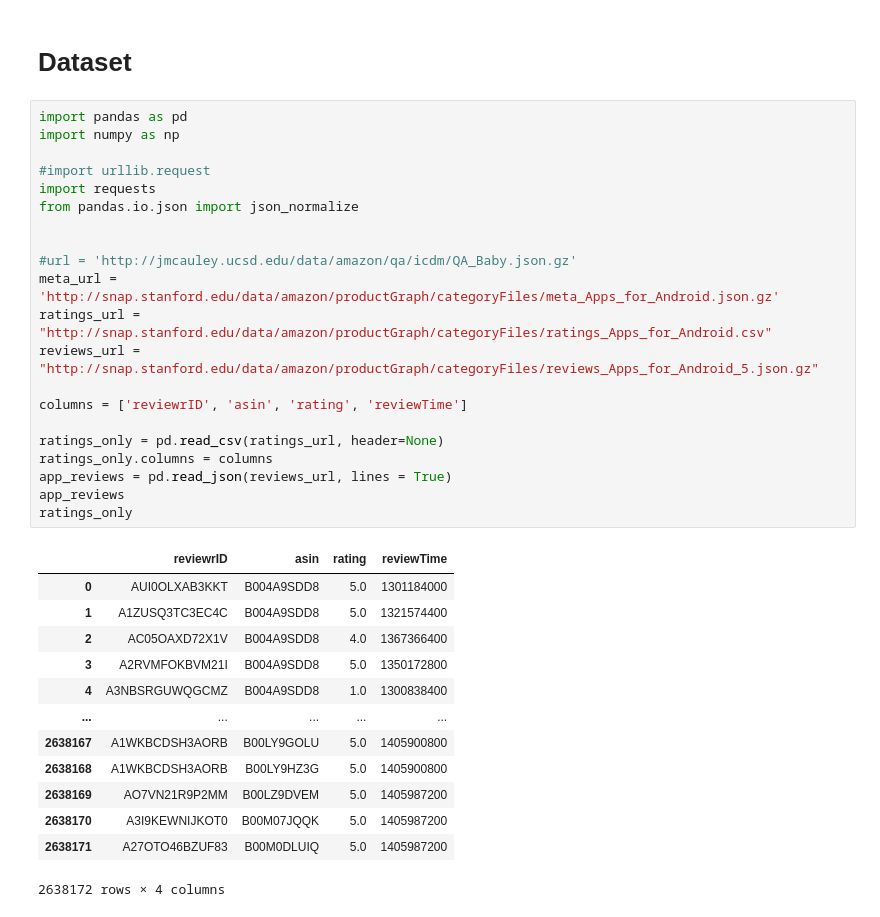
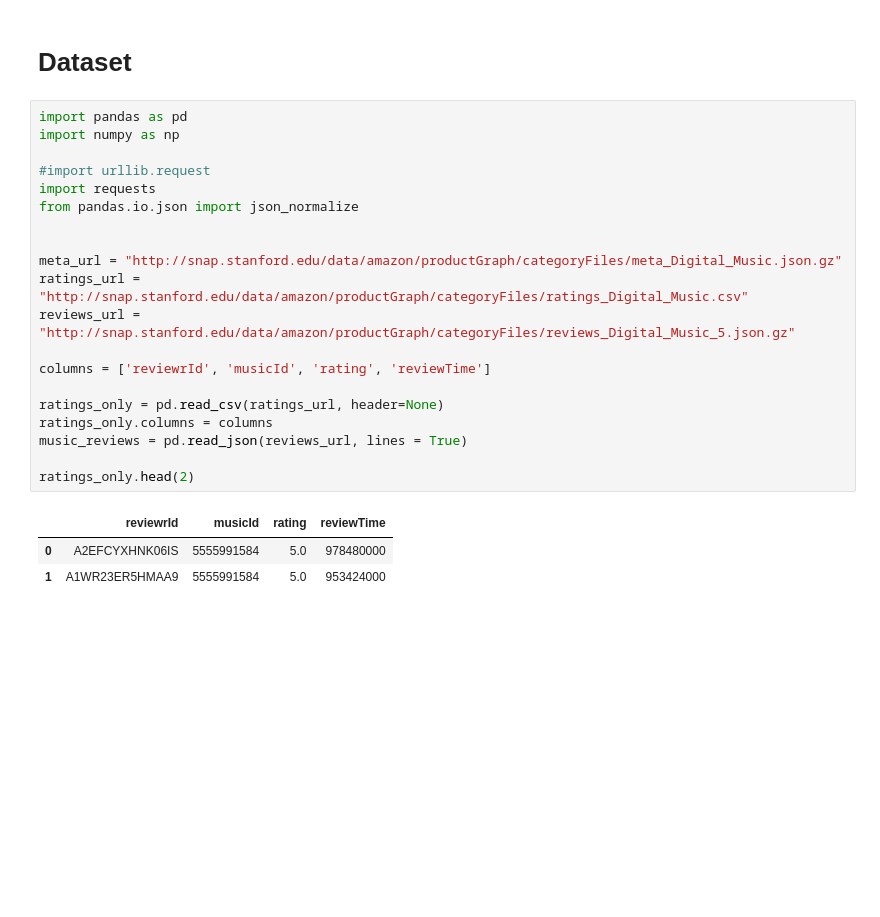
Before and after one commit to mequanent/Recommendation-System-Exercises, a Jupyter notebook: Music Recommendation.ipynb, the cells around one changed output. Saved outputs shown, nothing was run; the diff lists cells and outputs as text; blank space fills up the shorter version.

```diff
--- a/Music Recommendation.ipynb
+++ b/Music Recommendation.ipynb
@@ -5,35 +5,24 @@
 # %%
 import pandas as pd
 import numpy as np
 
 #import urllib.request
 import requests
 from pandas.io.json import json_normalize
 
 
-#url = 'http://jmcauley.ucsd.edu/data/amazon/qa/icdm/QA_Baby.json.gz'
-meta_url = 'http://snap.stanford.edu/data/amazon/productGraph/categoryFiles/meta_Apps_for_Android.json.gz'
-ratings_url = "http://snap.stanford.edu/data/amazon/productGraph/categoryFiles/ratings_Apps_for_Android.csv"
-reviews_url = "http://snap.stanford.edu/data/amazon/productGraph/categoryFiles/reviews_Apps_for_Android_5.json.gz"
+meta_url = "http://snap.stanford.edu/data/amazon/productGraph/categoryFiles/meta_Digital_Music.json.gz"
+ratings_url = "http://snap.stanford.edu/data/amazon/productGraph/categoryFiles/ratings_Digital_Music.csv"
+reviews_url = "http://snap.stanford.edu/data/amazon/productGraph/categoryFiles/reviews_Digital_Music_5.json.gz"
 
-columns = ['reviewrID', 'asin', 'rating', 'reviewTime']
+columns = ['reviewrId', 'musicId', 'rating', 'reviewTime']
 
 ratings_only = pd.read_csv(ratings_url, header=None)
 ratings_only.columns = columns
-app_reviews = pd.read_json(reviews_url, lines = True)
-app_reviews
-ratings_only
+music_reviews = pd.read_json(reviews_url, lines = True)
+
+ratings_only.head(2)
 # %% [output]
-|  | reviewrID | asin | rating | reviewTime |
-| 0 | AUI0OLXAB3KKT | B004A9SDD8 | 5.0 | 1301184000 |
-| 1 | A1ZUSQ3TC3EC4C | B004A9SDD8 | 5.0 | 1321574400 |
-| 2 | AC05OAXD72X1V | B004A9SDD8 | 4.0 | 1367366400 |
-| 3 | A2RVMFOKBVM21I | B004A9SDD8 | 5.0 | 1350172800 |
-| 4 | A3NBSRGUWQGCMZ | B004A9SDD8 | 1.0 | 1300838400 |
-| ... | ... | ... | ... | ... |
-| 2638167 | A1WKBCDSH3AORB | B00LY9GOLU | 5.0 | 1405900800 |
-| 2638168 | A1WKBCDSH3AORB | B00LY9HZ3G | 5.0 | 1405900800 |
-| 2638169 | AO7VN21R9P2MM | B00LZ9DVEM | 5.0 | 1405987200 |
-| 2638170 | A3I9KEWNIJKOT0 | B00M07JQQK | 5.0 | 1405987200 |
-| 2638171 | A27OTO46BZUF83 | B00M0DLUIQ | 5.0 | 1405987200 |
+|  | reviewrId | musicId | rating | reviewTime |
+| 0 | A2EFCYXHNK06IS | 5555991584 | 5.0 | 978480000 |
+| 1 | A1WR23ER5HMAA9 | 5555991584 | 5.0 | 953424000 |
-2638172 rows × 4 columns
```
Also changed, not shown: parts of 16 cells of this notebook.
